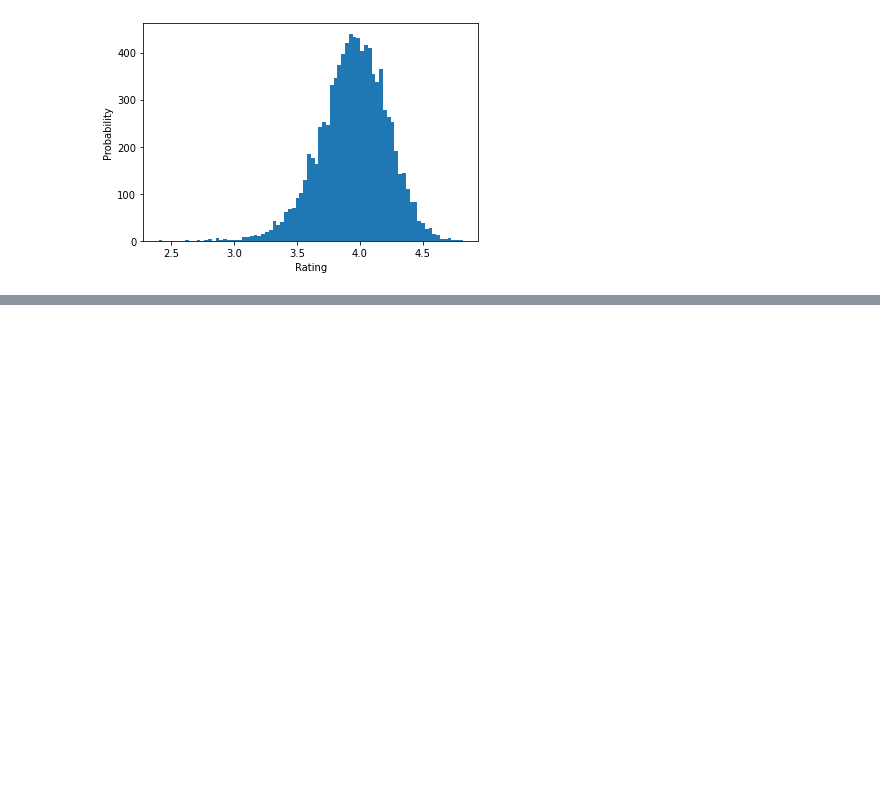
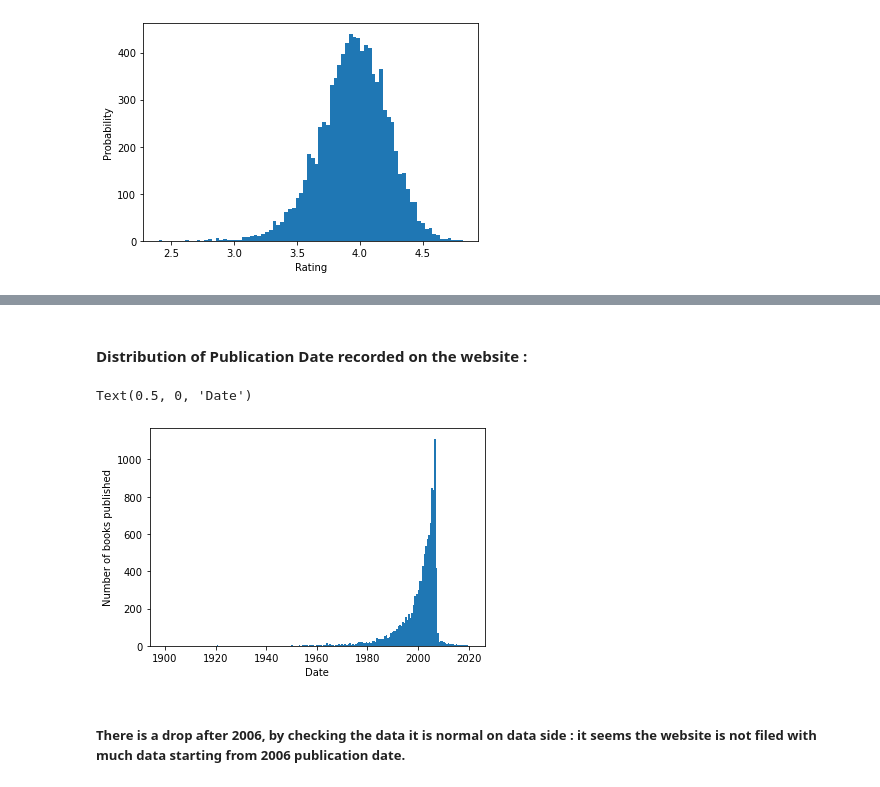
Before and after one commit to Mounir523/DSTI-Machine-Learning-Python-Group-Project, a Jupyter notebook: Python ML project/Python ML Project Book Rating Prediction.ipynb, the cells around one changed output, grey strips where cells are left out. Saved outputs shown, nothing was run; the diff lists cells and outputs as text; code cells hidden in the pictures; blank space fills up the shorter version.

```diff
--- a/Python ML project/Python ML Project Book Rating Prediction.ipynb
+++ b/Python ML project/Python ML Project Book Rating Prediction.ipynb
@@ -57,7 +65,9 @@ Useful fields:
 We can already remove isbn and isbn13 as other identifier won't be useful in our study
 # %%
 dfBooks = data.set_index("bookID").drop(['isbn','isbn13'],axis=1)
-#Setting date type :
-dfBooks["publication_date"] = pd.to_datetime(dfBooks["publication_date"],format='%m/%d/%Y')
-dfBooks.head()
+#COnverting date
+dfBooks['publication_date'] = pd.to_datetime(dfBooks['publication_date'],format='%m/%d/%Y',errors='coerce')
+#renaming num_pages column to remove space:
+dfBooks = dfBooks.rename(columns={"  num_pages": "num_pages"})
+dfBooks.head(10)
 # %% [output]
@@ -85,0 +139,4 @@ Any duplicate values in the dataset :  False
+# %%
+#DateReplace = data[(data['bookID'] == 31373) | (data['bookID'] == 45531) ]
+#print(DateReplace)
+dfBooks.drop([31373,45531], axis=0, inplace=True)
@@ -179,3 +232,0 @@ AttributeError: Can only use .dt accessor with datetimelike values
-# %%
-dfBooks.set_index('publication_date', inplace=True)
-dfBooks.resample('M').size().plot.bar()
@@ -207,0 +251,11 @@ dfBooks
+# %% [markdown]
+#### Distribution of Publication Date recorded on the website :
+# %%
+plt.hist(dfBooks.publication_date,bins=200)
+plt.ylabel('Number of books published')
+plt.xlabel('Date')
+# %% [output]
+Text(0.5, 0, 'Date')
+[figure, added]
+# %% [markdown]
+##### There is a drop after 2006, by checking the data it is normal on data side : it seems the website is not filed with much data starting from 2006 publication date.
```
Also changed, not shown: parts of 41 cells of this notebook.
